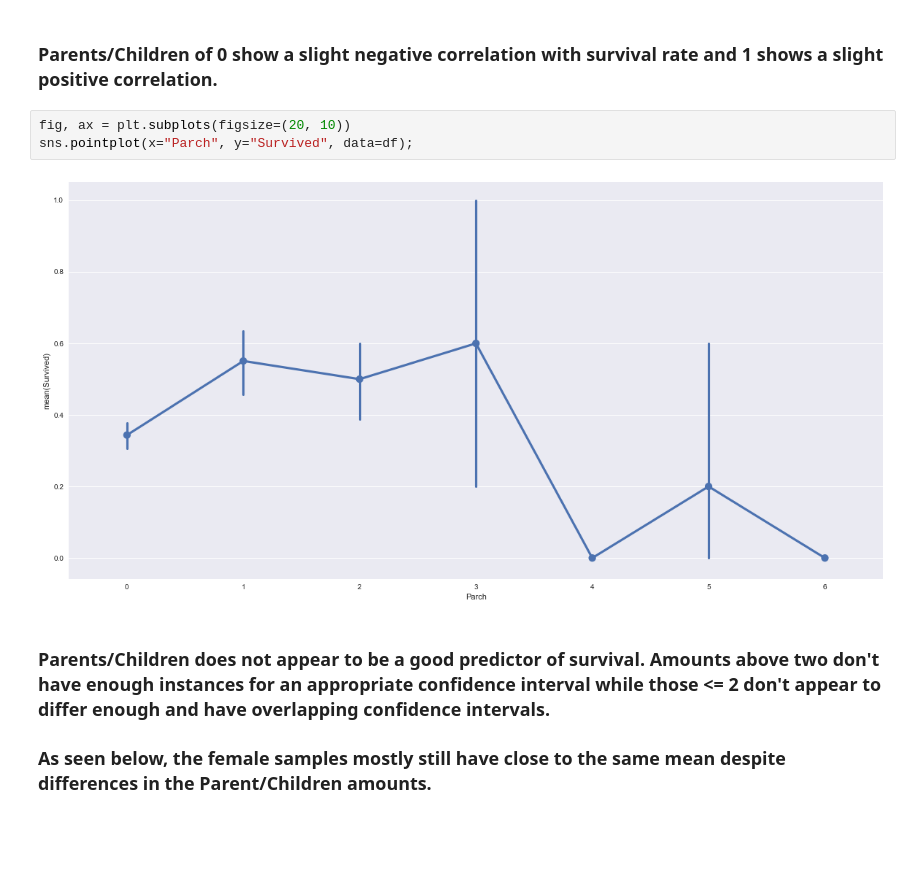
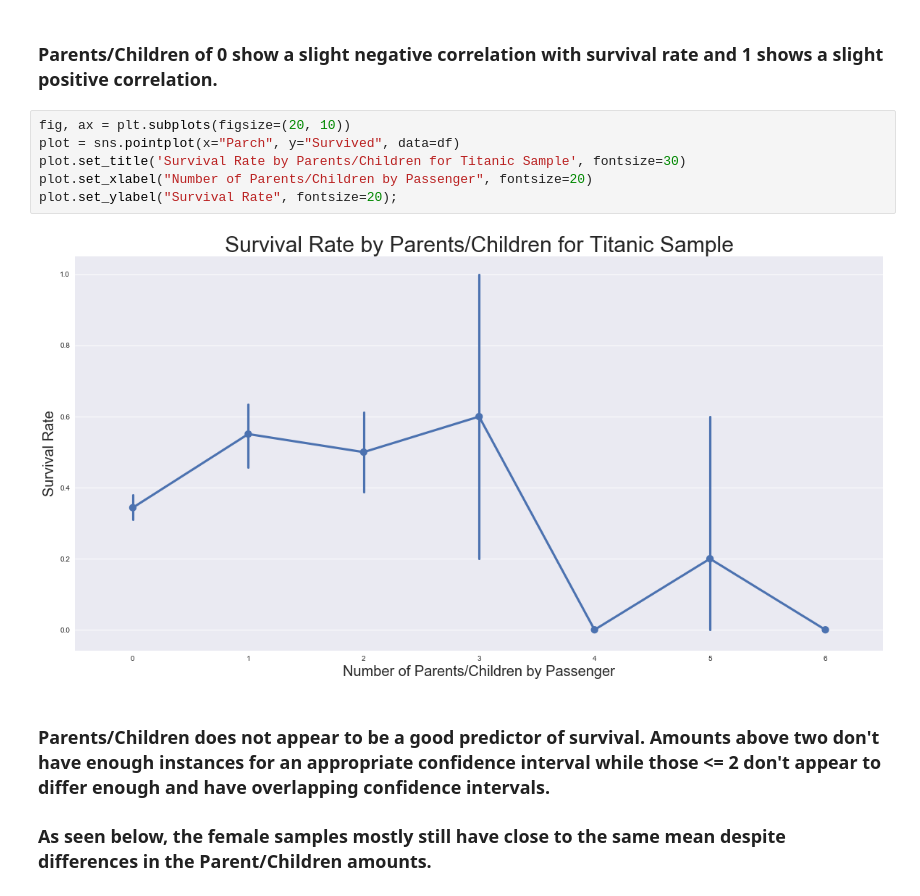
Before and after one commit to yaskyj/investigate-data-set, a Jupyter notebook: InvestigateTitanicData.ipynb, the cells around one changed output. Drawn from its saved outputs; the diff is of its cells as text; blank space fills up the shorter version.

Commit message:
Reformatted all charts with different axes labels and titles

```diff
--- a/InvestigateTitanicData.ipynb
+++ b/InvestigateTitanicData.ipynb
@@ -279,9 +318,12 @@ pd.concat([df['Survived'], pd.get_dummies(df['Parch']).rename(columns=lambda x:
 ### Parents/Children of 0 show a slight negative correlation with survival rate and 1 shows a slight positive correlation.
 # %%
 fig, ax = plt.subplots(figsize=(20, 10))
-sns.pointplot(x="Parch", y="Survived", data=df);
+plot = sns.pointplot(x="Parch", y="Survived", data=df)
+plot.set_title('Survival Rate by Parents/Children for Titanic Sample', fontsize=30)
+plot.set_xlabel("Number of Parents/Children by Passenger", fontsize=20)
+plot.set_ylabel("Survival Rate", fontsize=20);
 # %% [output]
-[figure, old version]
+[figure, new version]
 # %% [markdown]
 ### Parents/Children does not appear to be a good predictor of survival. Amounts above two don't have enough instances for an appropriate confidence interval while those <= 2 don't appear to differ enough and have overlapping confidence intervals.
 
```
Also changed, not shown: parts of 18 cells of this notebook.
